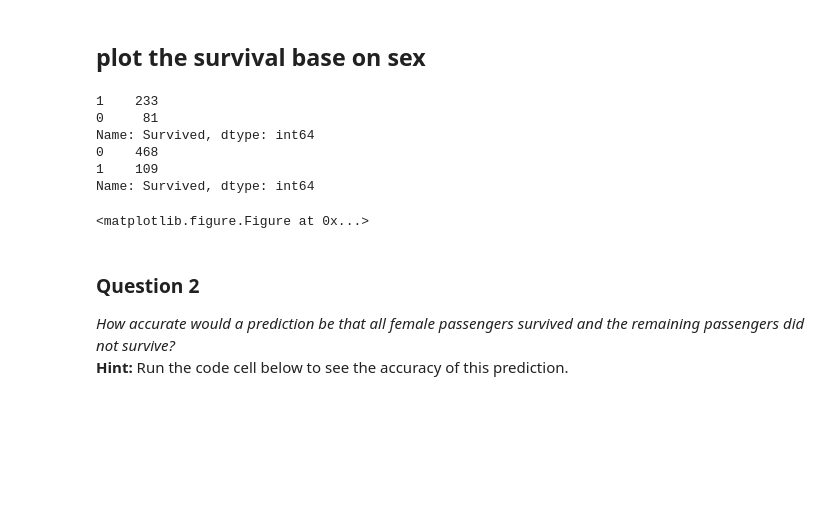
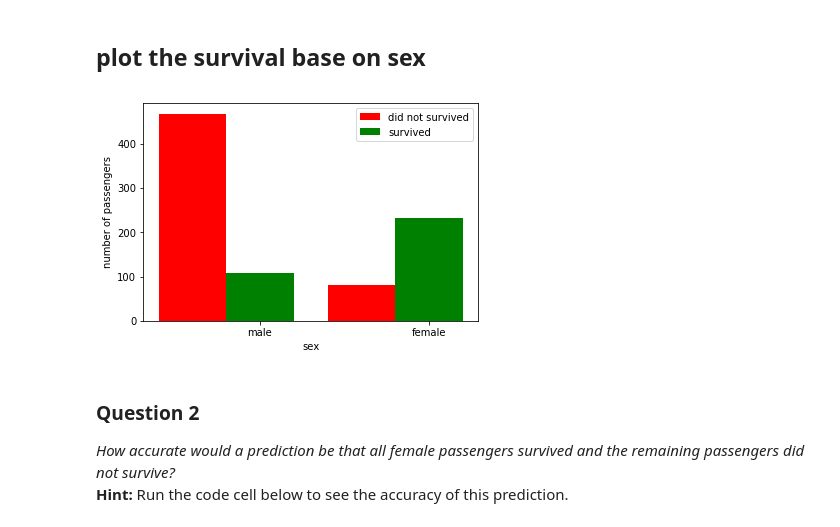
Before and after one commit to just-a-stone/machine-learning, a Jupyter notebook: projects/titanic_survival_exploration/titanic_survival_exploration.ipynb, the cells around one changed output. Saved outputs shown, nothing was run; the diff lists cells and outputs as text; code cells hidden in the pictures; blank space fills up the shorter version.

```diff
--- a/projects/titanic_survival_exploration/titanic_survival_exploration.ipynb
+++ b/projects/titanic_survival_exploration/titanic_survival_exploration.ipynb
@@ -158,30 +158,39 @@ vs.survival_stats(data, outcomes, 'Sex')
 ## plot the survival base on sex
 # %%
 import matplotlib.pyplot as plt
-# %%
-def plot_survival_stats(data, outcomes, key):
-    if key not in data.columns.values:
-        print 'hava an error with your key：{}'.format(key)
-        return False
-
-    all_data = pd.concat([data,outcomes],axis=1)
-
-    all_data = all_data[[key,'Survived']]
-
-    plt.figure(figsize=(8,6))
-    temp = all_data.groupby(key)
-    for name,values in temp:
-        print values.Survived.value_counts()
-
-plot_survival_stats(data, outcomes, 'Sex')
-# %% [output]
-1    233
-0     81
-Name: Survived, dtype: int64
-0    468
-1    109
-Name: Survived, dtype: int64
-<matplotlib.figure.Figure at 0x...>
+# %%
+def plot_survival_stats(data, outcomes, key):
+    if key not in data.columns.values:
+        print 'hava an error with your key：{}'.format(key)
+        return False
+
+    all_data = pd.concat([data,outcomes],axis=1)
+
+    all_data = all_data[[key,'Survived']]
+
+    xticks = ['male','female']
+    des_frame = pd.DataFrame(index=np.arange(len(xticks)), columns=('Sex','Survived','UnSurvived'))
+    for i,value in enumerate(xticks):
+        des_frame.loc[i] = [value, \
+                           len(all_data[(all_data['Survived'] == 1) & (all_data['Sex'] == value)]), \
+                           len(all_data[(all_data['Survived'] == 0) & (all_data['Sex'] == value)])]
+
+    bar_width = 0.4
+    for i in np.arange(len(xticks)):
+        nonsurv_bar = plt.bar(i-bar_width, des_frame.loc[i]['UnSurvived'], width=bar_width, color='r')
+        surv_bar = plt.bar(i, des_frame.loc[i]['Survived'], width=bar_width, color='g')
+
+        plt.xticks(np.arange(len(xticks)), xticks)
+        plt.legend((nonsurv_bar[0],surv_bar[0]), ('did not survived', 'survived'), framealpha=0.8)
+
+    plt.xlabel('sex')
+    plt.ylabel('number of passengers')
+    plt.show()
+
+
+plot_survival_stats(data, outcomes, 'Sex')
+# %% [output]
+[figure, added]
 # %%
 def predictions_1(data):
     """ Model with one feature:
```
Also changed, not shown: parts of 10 cells of this notebook, 1 other file.
